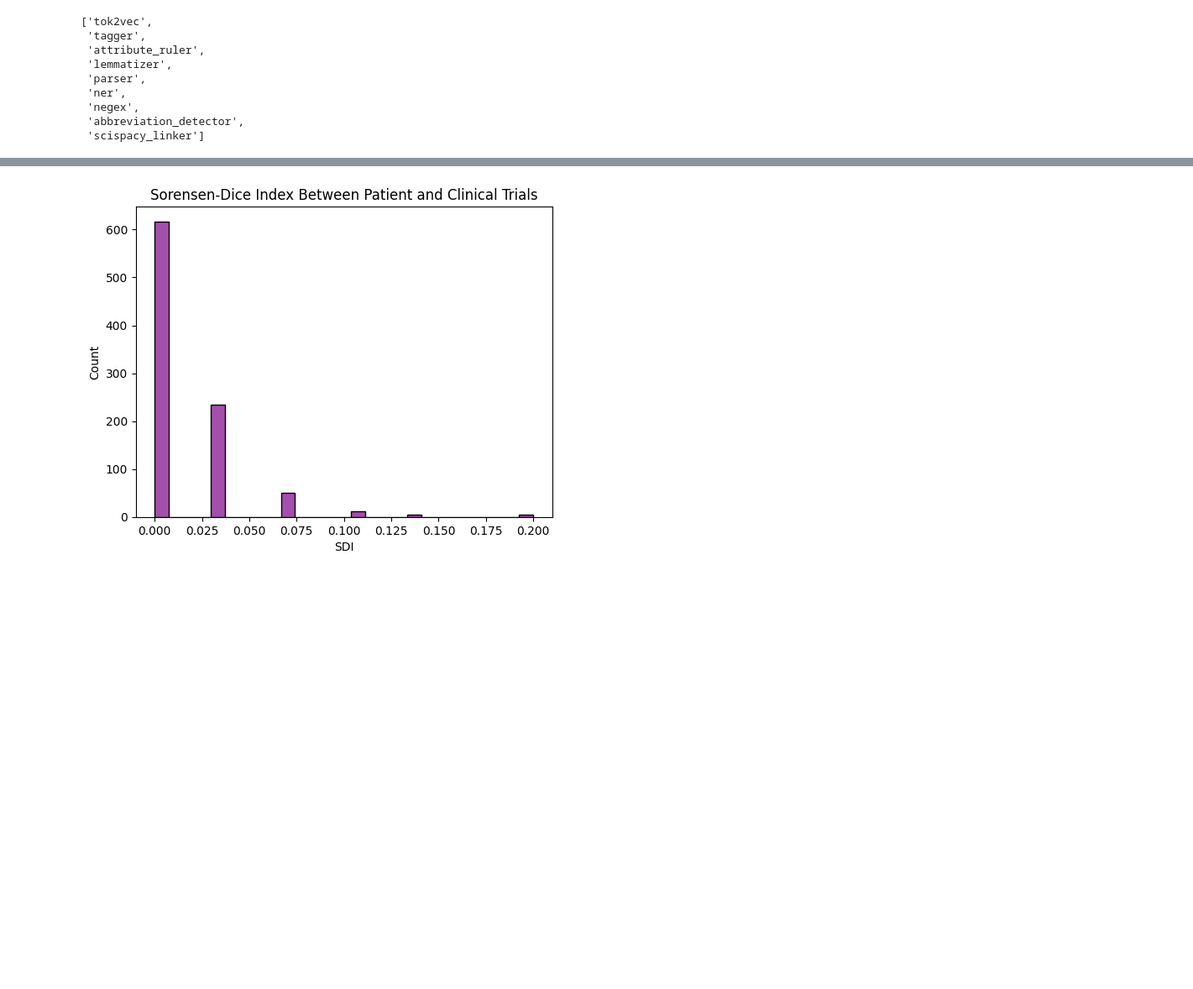
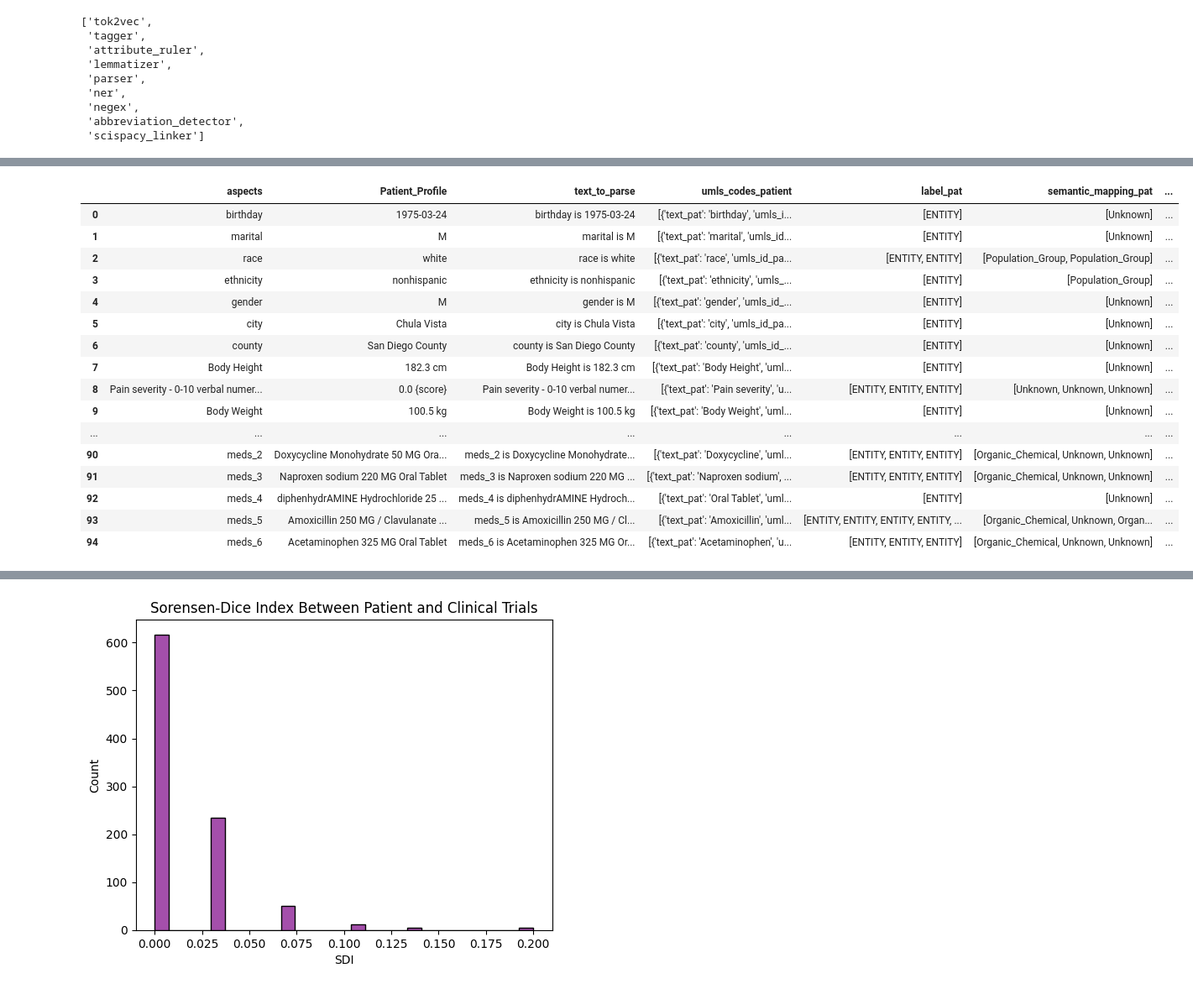
Before and after one commit to victormurcia/CTS_Test, a Jupyter notebook: CTS_Unifying_Routines.ipynb, the cells around one changed output, grey strips where cells are left out. Shown at 84% size. Saved outputs shown, nothing was run; the diff lists cells and outputs as text; code cells hidden in the pictures; blank space fills up the shorter version.

```diff
--- a/CTS_Unifying_Routines.ipynb
+++ b/CTS_Unifying_Routines.ipynb
@@ -751,0 +800,21 @@ final_df['SDI'].max()
+# %%
+pd.set_option("display.max_rows", 100)
+patient_ner_df
+# %% [output]
+|  | aspects | Patient_Profile | text_to_parse | umls_codes_patient | label_pat | semantic_mapping_pat | ... |
+| 0 | birthday | 1975-03-24 | birthday is 1975-03-24 | [{'text_pat': 'birthday', 'umls_i... | [ENTITY] | [Unknown] | ... |
+| 1 | marital | M | marital is M | [{'text_pat': 'marital', 'umls_id... | [ENTITY] | [Unknown] | ... |
+| 2 | race | white | race is white | [{'text_pat': 'race', 'umls_id_pa... | [ENTITY, ENTITY] | [Population_Group, Population_Group] | ... |
+| 3 | ethnicity | nonhispanic | ethnicity is nonhispanic | [{'text_pat': 'ethnicity', 'umls_... | [ENTITY] | [Population_Group] | ... |
+| 4 | gender | M | gender is M | [{'text_pat': 'gender', 'umls_id_... | [ENTITY] | [Unknown] | ... |
+| 5 | city | Chula Vista | city is Chula Vista | [{'text_pat': 'city', 'umls_id_pa... | [ENTITY] | [Unknown] | ... |
+| 6 | county | San Diego County | county is San Diego County | [{'text_pat': 'county', 'umls_id_... | [ENTITY] | [Unknown] | ... |
+| 7 | Body Height | 182.3 cm | Body Height is 182.3 cm | [{'text_pat': 'Body Height', 'uml... | [ENTITY] | [Unknown] | ... |
+| 8 | Pain severity - 0-10 verbal numer... | 0.0 {score} | Pain severity - 0-10 verbal numer... | [{'text_pat': 'Pain severity', 'u... | [ENTITY, ENTITY, ENTITY] | [Unknown, Unknown, Unknown] | ... |
+| 9 | Body Weight | 100.5 kg | Body Weight is 100.5 kg | [{'text_pat': 'Body Weight', 'uml... | [ENTITY] | [Unknown] | ... |
+| ... | ... | ... | ... | ... | ... | ... | ... |
+| 90 | meds_2 | Doxycycline Monohydrate 50 MG Ora... | meds_2 is Doxycycline Monohydrate... | [{'text_pat': 'Doxycycline', 'uml... | [ENTITY, ENTITY, ENTITY] | [Organic_Chemical, Unknown, Unknown] | ... |
+| 91 | meds_3 | Naproxen sodium 220 MG Oral Tablet | meds_3 is Naproxen sodium 220 MG ... | [{'text_pat': 'Naproxen sodium', ... | [ENTITY, ENTITY, ENTITY] | [Organic_Chemical, Unknown, Unknown] | ... |
+| 92 | meds_4 | diphenhydrAMINE Hydrochloride 25 ... | meds_4 is diphenhydrAMINE Hydroch... | [{'text_pat': 'Oral Tablet', 'uml... | [ENTITY] | [Unknown] | ... |
+| 93 | meds_5 | Amoxicillin 250 MG / Clavulanate ... | meds_5 is Amoxicillin 250 MG / Cl... | [{'text_pat': 'Amoxicillin', 'uml... | [ENTITY, ENTITY, ENTITY, ENTITY, ... | [Organic_Chemical, Unknown, Organ... | ... |
+| 94 | meds_6 | Acetaminophen 325 MG Oral Tablet | meds_6 is Acetaminophen 325 MG Or... | [{'text_pat': 'Acetaminophen', 'u... | [ENTITY, ENTITY, ENTITY] | [Organic_Chemical, Unknown, Unknown] | ... |
```
Also changed, not shown: parts of 13 cells of this notebook.
